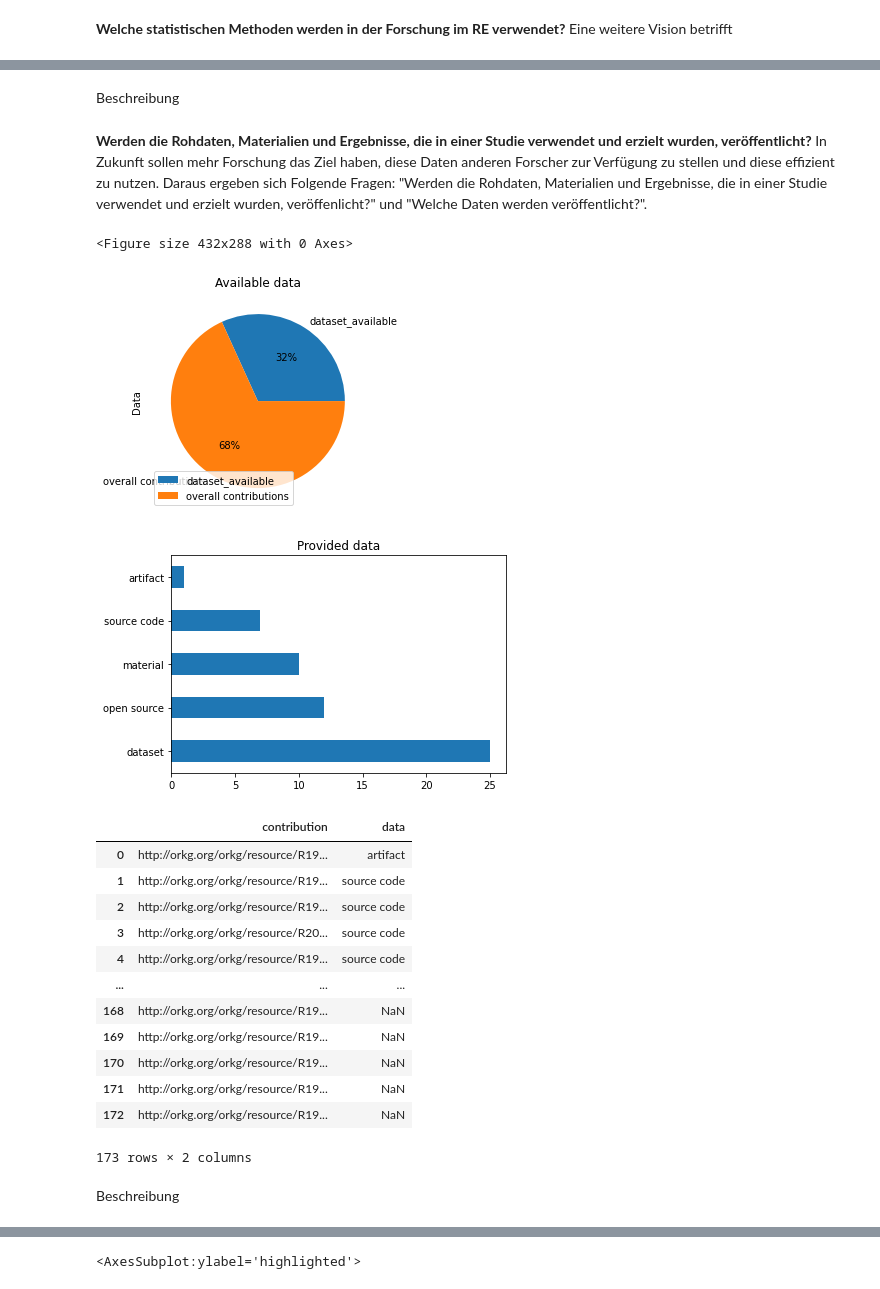
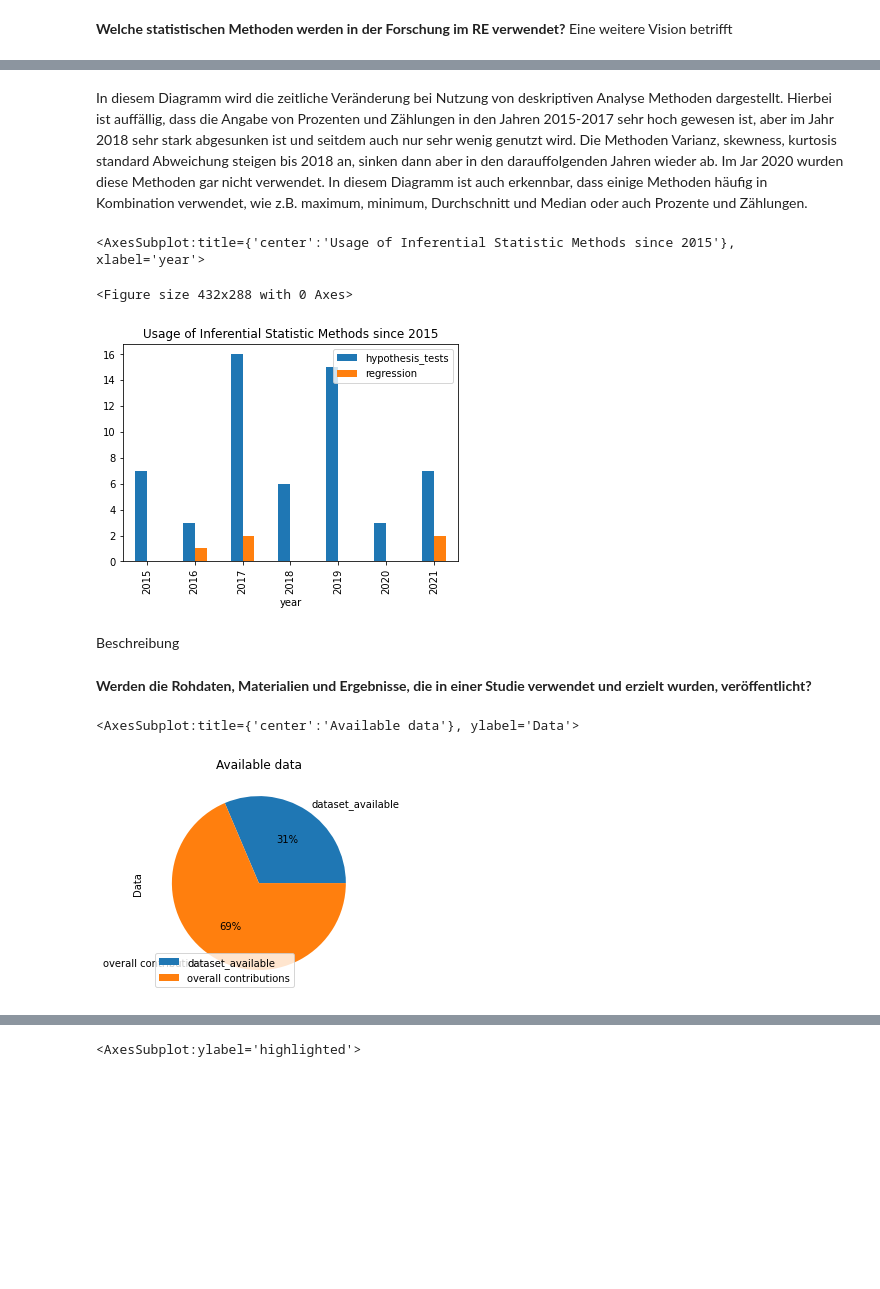
Before and after one commit to fWern/Bachelor-Thesis, a Jupyter notebook: sjoberg_roadmap_questions.ipynb, the cells around one changed output, grey strips where cells are left out. Drawn from its saved outputs; the diff is of its cells as text; code cells hidden in the pictures; blank space fills up the shorter version.

```diff
--- a/sjoberg_roadmap_questions.ipynb
+++ b/sjoberg_roadmap_questions.ipynb
@@ -195,43 +184,31 @@ data.groupby('year')['hypothesis_tests', 'regression'].count().plot(kind='bar',
+# %% [markdown]
+In diesem Diagramm wird die zeitliche Veränderung bei Nutzung von deskriptiven Analyse Methoden dargestellt. Hierbei ist auffällig, dass die Angabe von Prozenten und Zählungen in den Jahren 2015-2017 sehr hoch gewesen ist, aber im Jahr 2018 sehr stark abgesunken ist und seitdem auch nur sehr wenig genutzt wird. Die Methoden Varianz, skewness, kurtosis standard Abweichung steigen bis 2018 an, sinken dann aber in den darauffolgenden Jahren wieder ab. Im Jar 2020 wurden diese Methoden gar nicht verwendet. In diesem Diagramm ist auch erkennbar, dass einige Methoden häufig in Kombination verwendet, wie z.B. maximum, minimum, Durchschnitt und Median oder auch Prozente und Zählungen.
+# %%
+#inferential methods over years
+plt.figure()
+data.groupby('year')['hypothesis_tests', 'regression'].count().plot(kind='bar', title='Usage of Inferential Statistic Methods since {year}'.format(year=start_year))
+# %% [output]
+<AxesSubplot:title={'center':'Usage of Inferential Statistic Methods since 2015'}, xlabel='year'>
+<Figure size 432x288 with 0 Axes>
+[figure, added]
 # %% [markdown]
 Beschreibung
-# %% [markdown]
-**Werden die Rohdaten, Materialien und Ergebnisse, die in einer Studie verwendet und erzielt wurden, veröffentlicht?**
-In Zukunft sollen mehr Forschung das Ziel haben, diese Daten anderen Forscher zur Verfügung zu stellen und diese effizient zu nutzen. Daraus ergeben sich Folgende Fragen: "Werden die Rohdaten, Materialien und Ergebnisse, die in einer Studie verwendet und erzielt wurden, veröffenlicht?" und "Welche Daten werden veröffentlicht?".
+# %% [markdown]
+**Werden die Rohdaten, Materialien und Ergebnisse, die in einer Studie verwendet und erzielt wurden, veröffentlicht?**
 # %%
 query = """
         SELECT ?contribution, ?data
             WHERE {
               ?paper orkgp:P31 ?contribution.
               ?contribution a orkgc:C27001.
               ?paper rdfs:label ?title.
               OPTIONAL{?contribution orkgp:P56008/orkgp:DATA/orkgp:P17001/rdfs:label ?data.}
         }
         """
 data = sparql_dataframe.get(endpoint_url, PREFIX+query)
 available_data = data['data'].value_counts().sum()
 test = pd.DataFrame({'Data':[available_data, len(data) - available_data]}, index=['dataset_available', 'overall contributions'])
-plt.figure()
 test.plot(kind='pie', y='Data', autopct='%1.0f%%', title="Available data")
-plt.figure()
-data['data'].value_counts().plot(kind='barh', title="Provided data")
-plt.show()
-data
 # %% [output]
-<Figure size 432x288 with 0 Axes>
+<AxesSubplot:title={'center':'Available data'}, ylabel='Data'>
-[figure, old version]
+[figure, new version]
-[figure, removed]
-|  | contribution | data |
-| 0 | http://orkg.org/orkg/resource/R19... | artifact |
-| 1 | http://orkg.org/orkg/resource/R19... | source code |
-| 2 | http://orkg.org/orkg/resource/R19... | source code |
-| 3 | http://orkg.org/orkg/resource/R20... | source code |
-| 4 | http://orkg.org/orkg/resource/R19... | source code |
-| ... | ... | ... |
-| 168 | http://orkg.org/orkg/resource/R19... | NaN |
-| 169 | http://orkg.org/orkg/resource/R19... | NaN |
-| 170 | http://orkg.org/orkg/resource/R19... | NaN |
-| 171 | http://orkg.org/orkg/resource/R19... | NaN |
-| 172 | http://orkg.org/orkg/resource/R19... | NaN |
-173 rows × 2 columns
-# %% [markdown]
-Beschreibung
```
Also changed, not shown: parts of 33 cells of this notebook.
